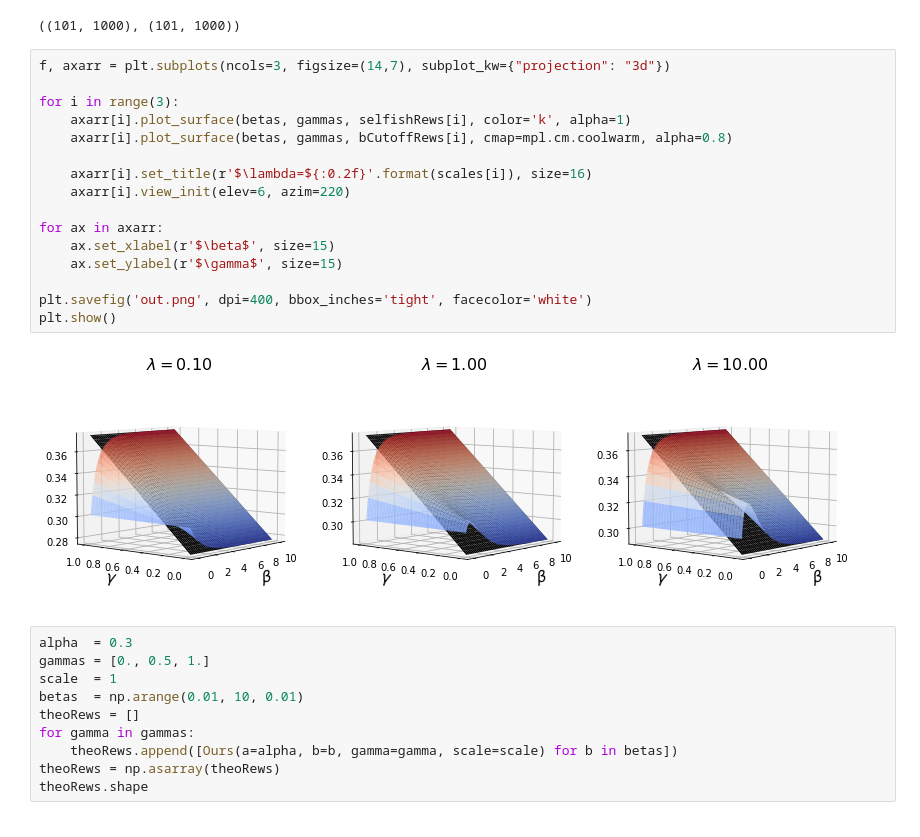
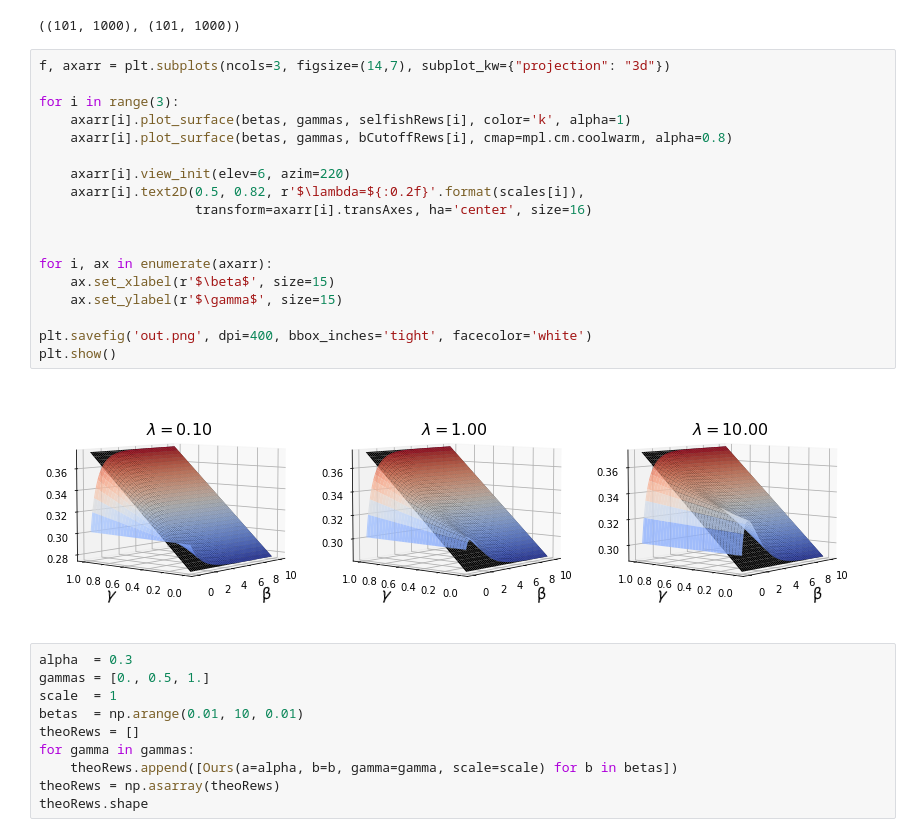
Before and after one commit to michaelneuder/opportunistic-mining, a Jupyter notebook: august2.ipynb, the cells around one changed output. Saved outputs shown, nothing was run; the diff lists cells and outputs as text.

Commit message:
adjust titles

```diff
--- a/august2.ipynb
+++ b/august2.ipynb
@@ -95,21 +95,23 @@ bCutoffRews[0].shape, selfishRews[0].shape
 # %%
 f, axarr = plt.subplots(ncols=3, figsize=(14,7), subplot_kw={"projection": "3d"})
 
 for i in range(3):
     axarr[i].plot_surface(betas, gammas, selfishRews[i], color='k', alpha=1)
     axarr[i].plot_surface(betas, gammas, bCutoffRews[i], cmap=mpl.cm.coolwarm, alpha=0.8)
 
-    axarr[i].set_title(r'$\lambda=${:0.2f}'.format(scales[i]), size=16)
     axarr[i].view_init(elev=6, azim=220)
+    axarr[i].text2D(0.5, 0.82, r'$\lambda=${:0.2f}'.format(scales[i]),
+                    transform=axarr[i].transAxes, ha='center', size=16)
 
-for ax in axarr:
+
+for i, ax in enumerate(axarr):
     ax.set_xlabel(r'$\beta$', size=15)
     ax.set_ylabel(r'$\gamma$', size=15)
 
 plt.savefig('out.png', dpi=400, bbox_inches='tight', facecolor='white')
 plt.show()
 # %% [output]
-[figure, old version]
+[figure, new version]
 # %%
 alpha  = 0.3
 gammas = [0., 0.5, 1.]
```
